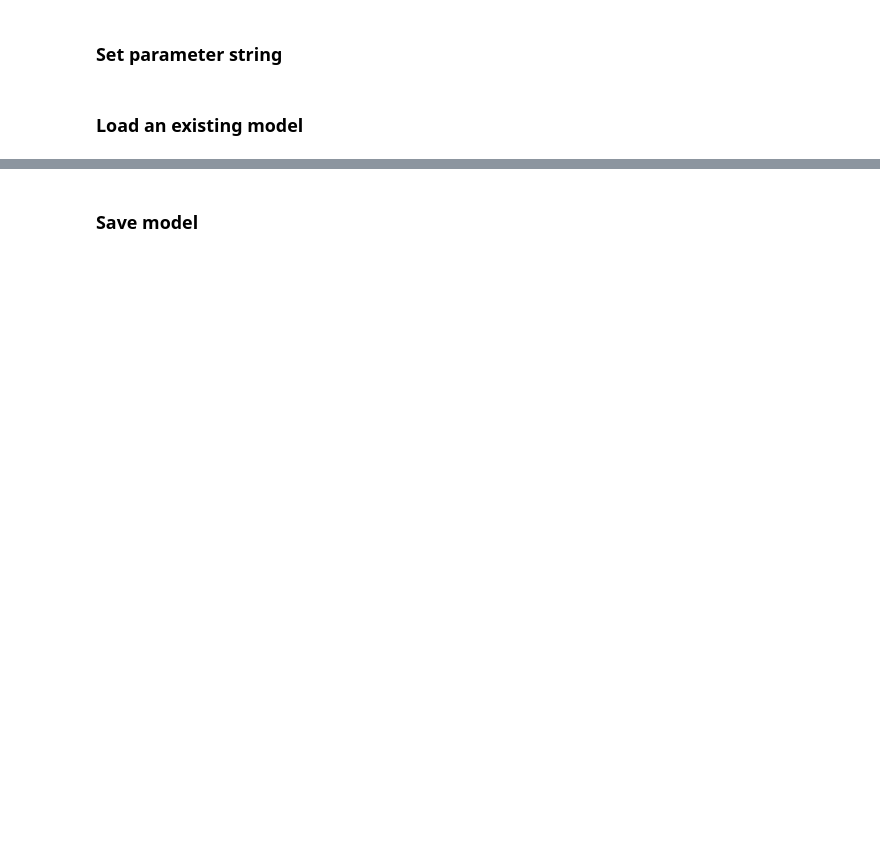
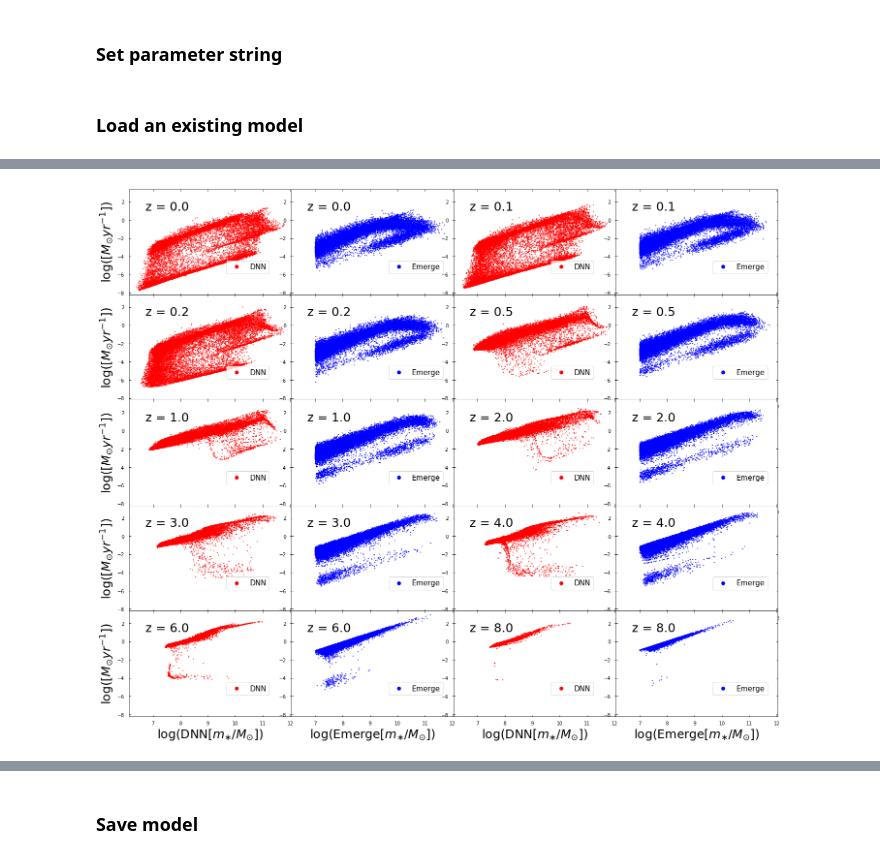
Before and after one commit to magnus-lindstrom/masters-project-galaxy-formation, a Jupyter notebook: code/backpropagation_code/bp_general_purpose_notebook.ipynb, the cells around one changed output, grey strips where cells are left out. Cells and saved outputs as stored; diff of their text form; code cells hidden in the pictures; blank space fills up the shorter version.

```diff
--- a/code/backpropagation_code/bp_general_purpose_notebook.ipynb
+++ b/code/backpropagation_code/bp_general_purpose_notebook.ipynb
@@ -122,0 +144,5 @@ plt.show
+# %%
+fig4 = get_stellar_mass_sfr_plots(model, training_data_dict, title=None, y_max = None, y_min = None,
+                                    x_min = None, x_max = None, data_type=mode, predicted_points = predicted_points, n_points=20000)
+# %% [output]
+[figure, added]
```
Also changed, not shown: parts of 47 cells of this notebook, 15 other files.
